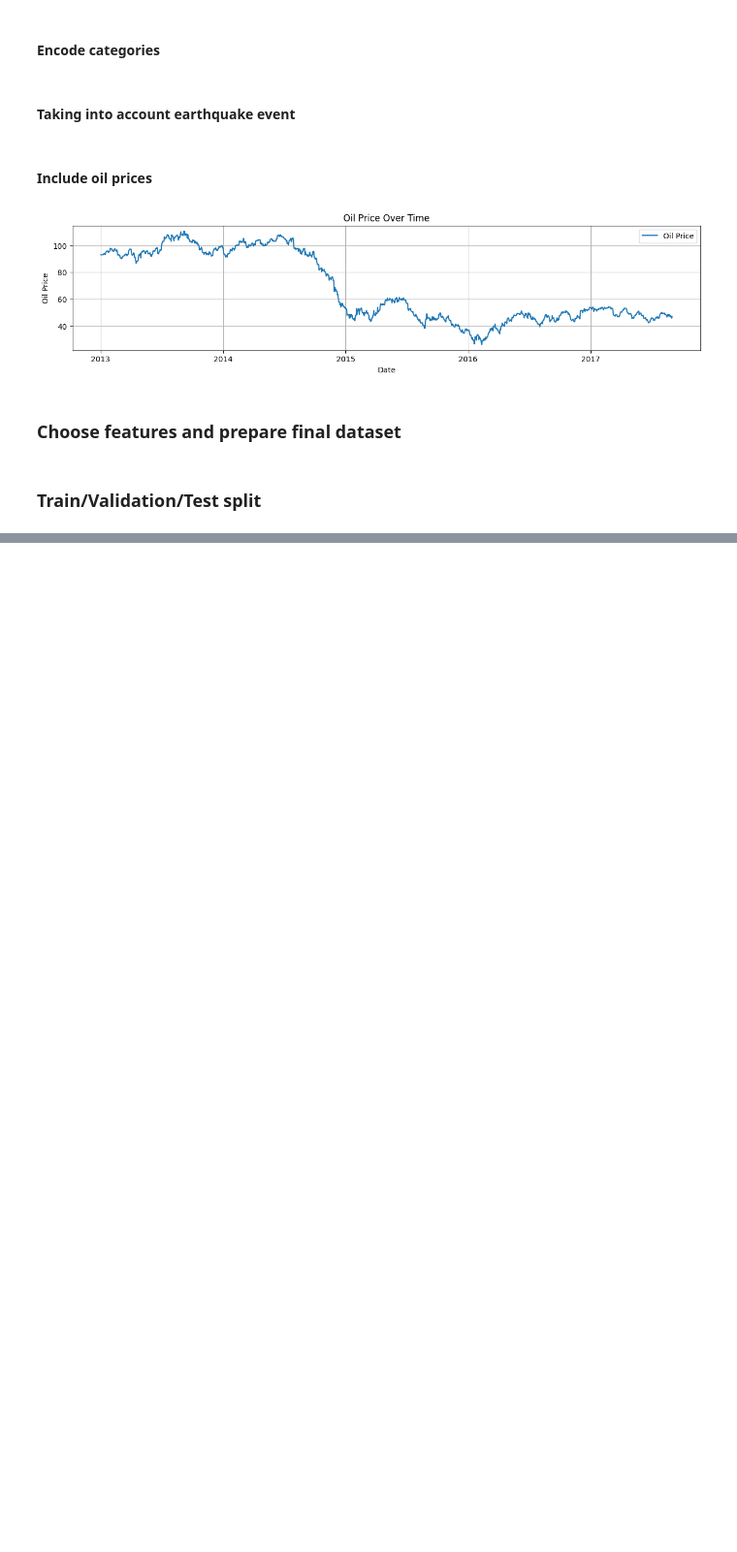
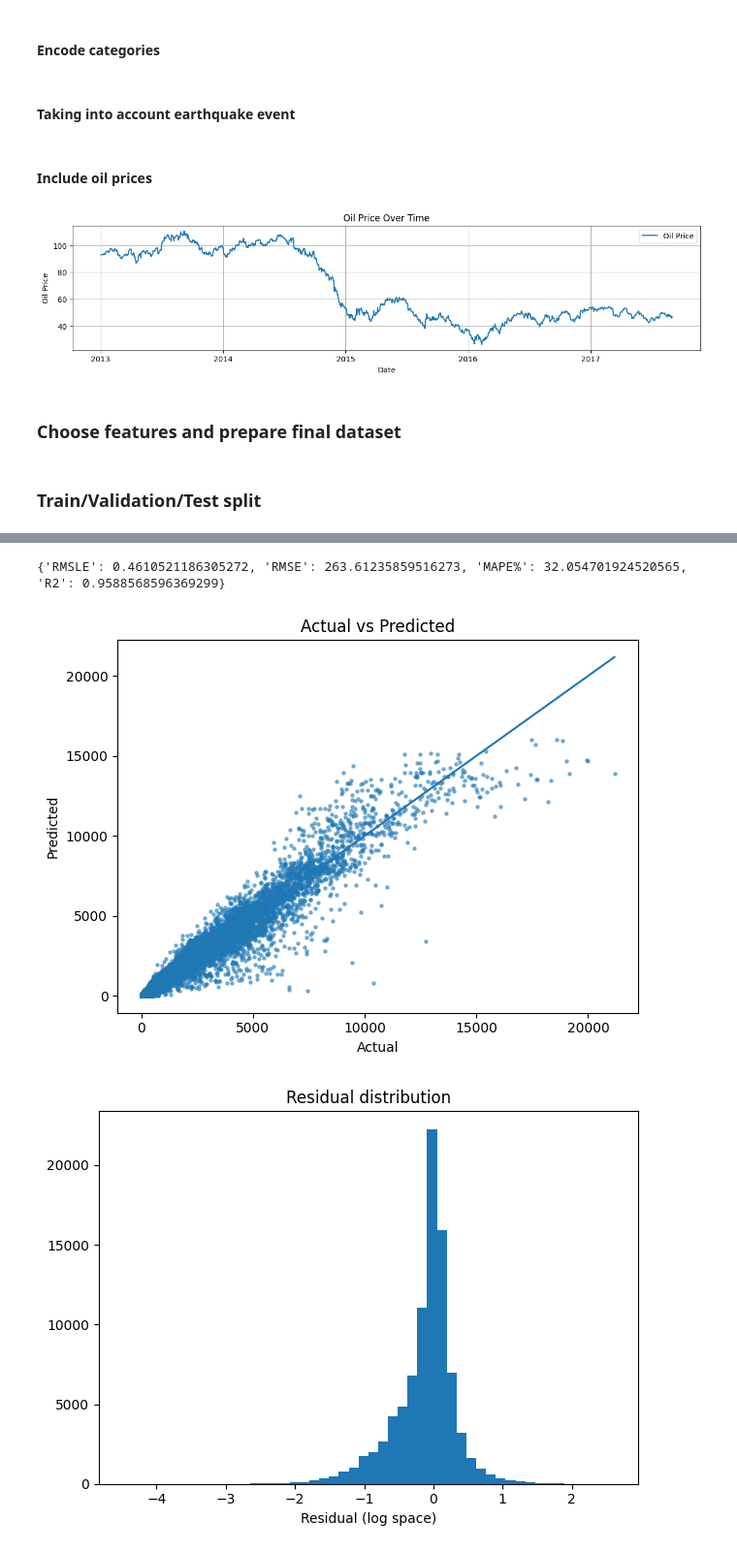
Before and after one commit to francescogalante3237/store-sales-prediction, a Jupyter notebook: notebooks/Store_sales.ipynb, the cells around one changed output, grey strips where cells are left out. Shown at 97% size. Saved outputs shown, nothing was run; the diff lists cells and outputs as text; code cells hidden in the pictures; blank space fills up the shorter version.

```diff
--- a/notebooks/Store_sales.ipynb
+++ b/notebooks/Store_sales.ipynb
@@ -382,0 +337,80 @@ print("Saved:", submission.shape, "-> submission.csv")
+# %%
+
+keys = ['date', 'store_nbr', 'family']
+
+val = (
+    valid[keys + ['sales']]
+    .merge(
+        df_val_pred[keys + ['sales']].rename(columns={'sales': 'pred'}),
+        on=keys, how='left'
+    )
+    .sort_values(keys)
+)
+
+# Log-space targets
+val['y_log']    = np.log1p(val['sales'])
+val['yhat_log'] = np.log1p(val['pred'])
+
+# Vectorized metrics
+rmsle = np.sqrt(mean_squared_error(val['y_log'], val['yhat_log']))
+rmse  = np.sqrt(np.mean((val['pred'] - val['sales'])**2))
+mape  = 100 * np.mean(np.abs(val['pred'] - val['sales']) / np.clip(val['sales'], 1, None))
+sst   = np.sum((val['sales'] - val['sales'].mean())**2)
+sse   = np.sum((val['pred'] - val['sales'])**2)
+r2    = 1 - sse / sst if sst > 0 else np.nan
+
+print({'RMSLE': float(rmsle), 'RMSE': float(rmse), 'MAPE%': float(mape), 'R2': float(r2)})
+
+# Residuals and helpers
+val['res_log'] = val['yhat_log'] - val['y_log']
+val['se_log']  = val['res_log']**2
+
+# Daily RMSLE (no apply, no warning)
+daily = (
+    val.groupby('date', as_index=False)['se_log'].mean()
+       .assign(rmsle=lambda d: np.sqrt(d['se_log']))
+       .drop(columns='se_log')
+)
+
+# Series RMSLE by (store,family) (no apply)
+seg = (
+    val.groupby(['store_nbr','family'], as_index=False)['se_log'].mean()
+       .assign(rmsle=lambda d: np.sqrt(d['se_log']))
+       .drop(columns='se_log')
+)
+
+# ---- Plots ----
+
+# 1) Actual vs Predicted
+plt.figure()
+plt.scatter(val['sales'], val['pred'], s=5, alpha=0.5)
+lim = max(val['sales'].max(), val['pred'].max())
+plt.plot([0, lim], [0, lim])
+plt.xlabel('Actual'); plt.ylabel('Predicted'); plt.title('Actual vs Predicted'); plt.tight_layout()
+
+# 2) Residual histogram (log-space)
+plt.figure()
+plt.hist(val['res_log'].dropna(), bins=50)
+plt.xlabel('Residual (log space)'); plt.title('Residual distribution'); plt.tight_layout()
+
+# 3) Daily RMSLE
+plt.figure()
+plt.plot(daily['date'], daily['rmsle'])
+plt.xlabel('Date'); plt.ylabel('RMSLE'); plt.title('Daily RMSLE'); plt.tight_layout()
+# format dates
+ax = plt.gca()
+ax.xaxis.set_major_locator(mdates.AutoDateLocator())
+ax.xaxis.set_major_formatter(mdates.DateFormatter('%Y-%m-%d'))
+plt.xticks(rotation=45, ha='right')
+plt.tight_layout()
+
+# 6) Heatmap of RMSLE by (store,family)
+heat = seg.pivot(index='store_nbr', columns='family', values='rmsle')
+plt.figure()
+plt.imshow(heat, aspect='auto')
+plt.colorbar(label='RMSLE')
+plt.xlabel('family'); plt.ylabel('store_nbr'); plt.title('RMSLE heatmap'); plt.tight_layout()
+# %% [output]
+{'RMSLE': 0.4610521186305272, 'RMSE': 263.61235859516273, 'MAPE%': 32.054701924520565, 'R2': 0.9588568596369299}
+[figure, added]
+[figure, added]
```
Also changed, not shown: parts of 15 cells of this notebook.
